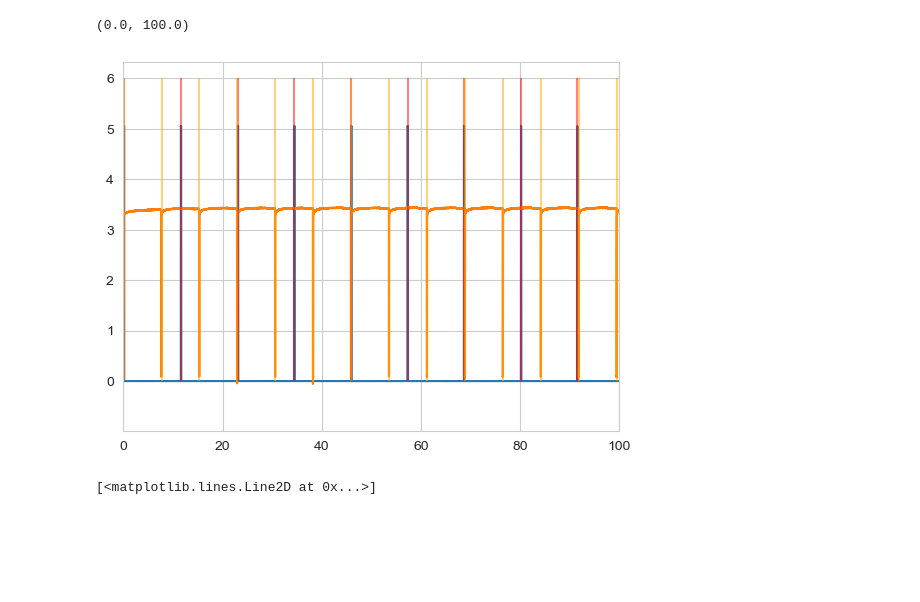
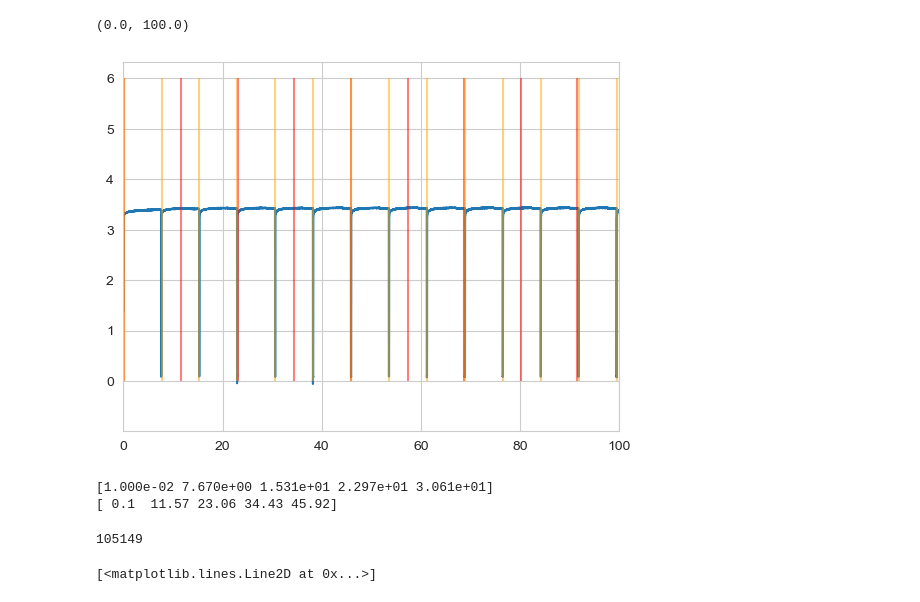
Before and after one commit to ptarabishi/maui_codebook, a Jupyter notebook: notebooks/2026_01_05_timesynch.ipynb, the cells around one changed output. Saved outputs shown, nothing was run; the diff lists cells and outputs as text; code cells hidden in the pictures; blank space fills up the shorter version.

```diff
--- a/notebooks/2026_01_05_timesynch.ipynb
+++ b/notebooks/2026_01_05_timesynch.ipynb
@@ -41,18 +21,29 @@ ttl_csv
 # %%
-scope_timestamps = ttl.extract_2p_relative_timestamps(ttl_csv, threshold=4.5)
+scope_timestamps = ttl.extract_2p_relative_timestamps(ttl_csv)
 camera_timestamps = ttl.extract_camera_relative_timestamps(ttl_csv)
 scope_framerate = ttl.get_frame_rate(pd.Series(scope_timestamps))
 camera_framerate = ttl.get_frame_rate(pd.Series(camera_timestamps))
 # %%
-plt.plot(ttl_csv['Time(ms)'], ttl_csv['Scope'])
+# plt.plot(ttl_csv['Time(ms)'], ttl_csv['Scope'], label='voltage recording')
 plt.plot(ttl_csv['Time(ms)'], ttl_csv['Side Camera'])
 # plt.plot(ttl_csv['Time(ms)'], scope_timestamps)
-plt.vlines(scope_timestamps, 0, 6, colors='red', alpha=0.5)
+plt.vlines(scope_timestamps, 0, 6, colors='red', alpha=0.5, label='detected frames')
+# plt.legend()
 plt.vlines(camera_timestamps, 0, 6, colors='orange', alpha=0.5)
 plt.xlim(0,100)
 # %% [output]
 (0.0, 100.0)
-[figure, old version]
+[figure, new version]
+# %%
+print(camera_timestamps[0:5])
+print(scope_timestamps[0:5])
+# %% [output]
+[1.000e-02 7.670e+00 1.531e+01 2.297e+01 3.061e+01]
+[ 0.1  11.57 23.06 34.43 45.92]
+# %%
+len(scope_timestamps)
+# %% [output]
+105149
 # %%
 # is there a flyback time?
 # in the video, it looks like there should be a flyback time
```
Also changed, not shown: parts of 15 cells of this notebook.
